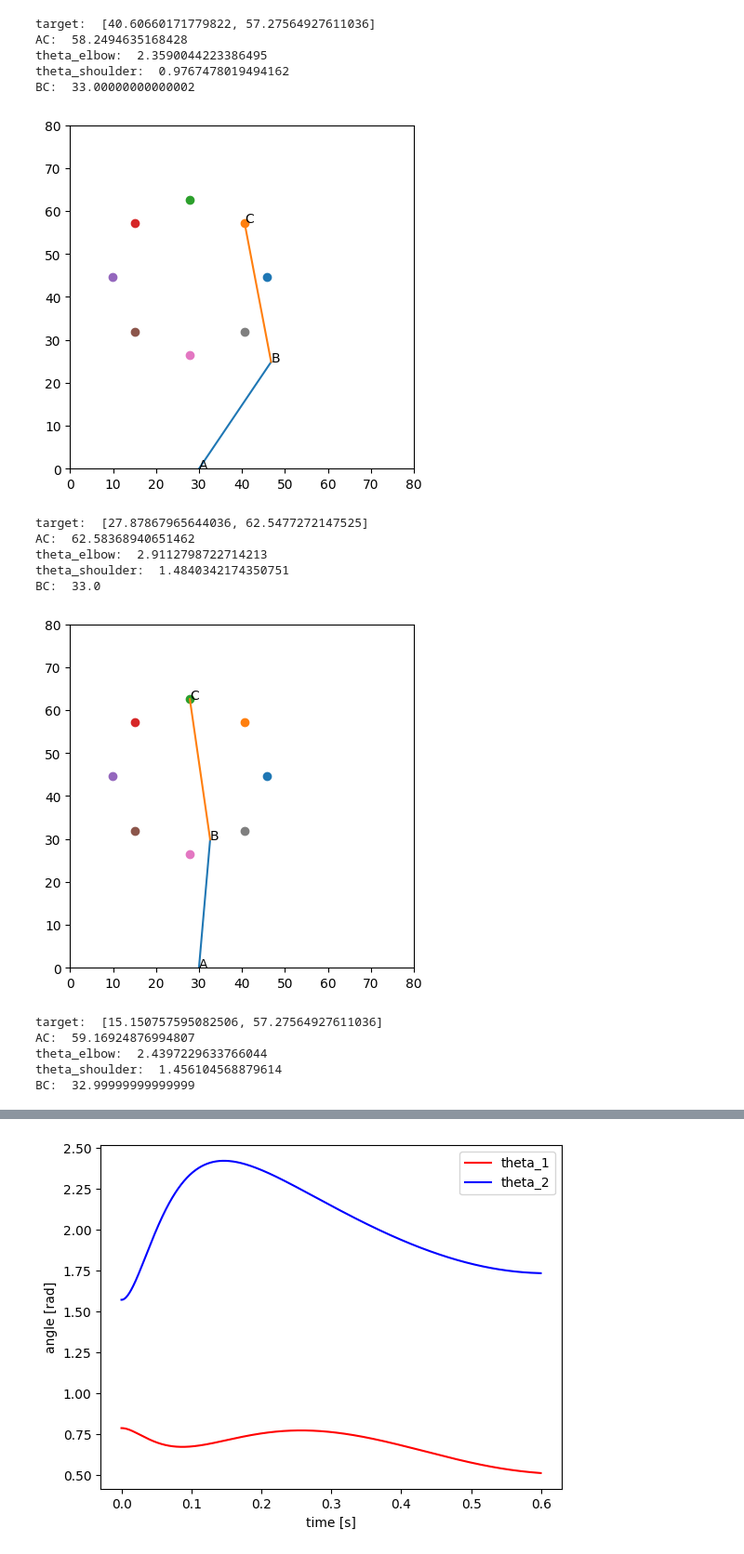
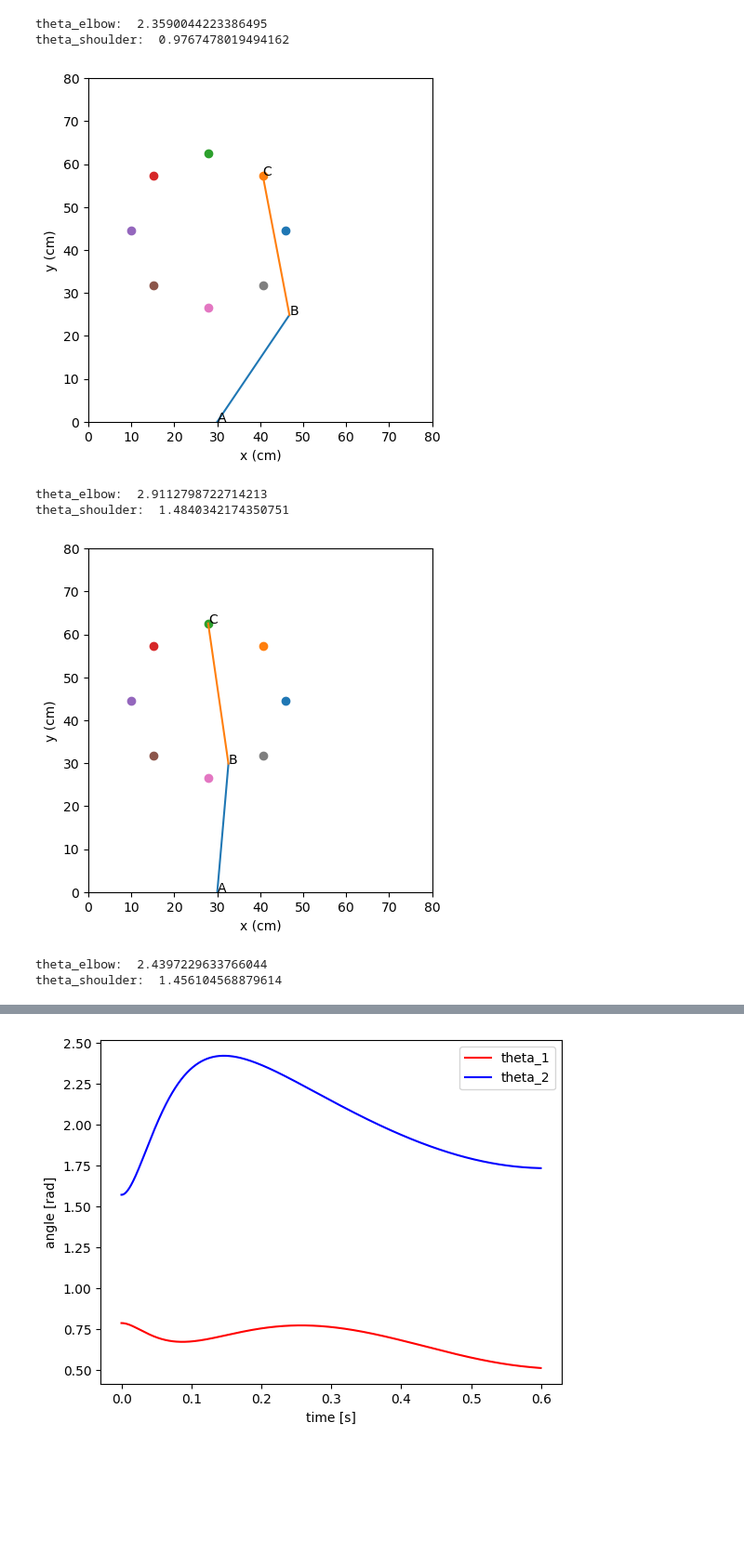
Before and after one commit to AcaAac/Neuroscience-EPL, a Jupyter notebook: P1_V8.ipynb, the cells around one changed output, grey strips where cells are left out. Shown at 93% size. Saved outputs shown, nothing was run; the diff lists cells and outputs as text; code cells hidden in the pictures; blank space fills up the shorter version.

```diff
--- a/P1_V8.ipynb
+++ b/P1_V8.ipynb
@@ -105,7 +107,7 @@ print('C: ', C)
 #print('theta_shoulder (deg) ', np.rad2deg(theta_shoulder))
 
 # targets
-points = [(np.cos(2*np.pi/8*x)*18,np.sin(2*np.pi/8*x)*18) for x in range(0,8+1)]
+points = [(np.cos(2*np.pi/8*x)*18,np.sin(2*np.pi/8*x)*18) for x in range(0,8)]
 print('targets ', points)
 
 # figure
@@ -113,10 +115,16 @@ fig, ax = plt.subplots()
 plt.gca().set_aspect('equal', adjustable='box')
 centre = (C[0],C[1])
 #ax.add_patch(Circle(centre,18,fill=False))
+labels = ['1','2','3','4','5','6','7','8']
+trans_offset = mtransforms.offset_copy(ax.transData, fig=fig,
+                                       x=-0.05, y=0.05, units='inches')
 for i in range(0,8):
     plt.scatter(C[0]+points[i][0],C[1]+points[i][1])
+    plt.text(C[0]+points[i][0],C[1]+points[i][1],labels[i],transform=trans_offset,ha='right',va='bottom')
 plt.xlim(0,80)
 plt.ylim(0,80)
+plt.xlabel("x (cm)")
+plt.ylabel("y (cm)")
 plt.plot([A[0],B[0]],[A[1],B[1]])
 plt.plot([B[0],C[0]],[B[1],C[1]])
 labels = ['A','B','C']
@@ -142,7 +150,7 @@ theta_elbow_0 = np.pi/2 # 90 deg
 fig, ax = plt.subplots()
 plt.gca().set_aspect('equal', adjustable='box')
 
-angles = np.zeros((2,10))
+angles = np.zeros((2,9))
 # save initial position
 angles[0,0] = theta_shoulder_0
 angles[1,0] = theta_elbow_0
@@ -150,10 +158,10 @@ angles[1,0] = theta_elbow_0
 count_targets_reached = 0
 for point in points :
     target = [C[0]+point[0], C[1]+point[1]]
-    print('target: ',target)
+    #print('target: ',target)
     # distance A-target
     A_target = np.sqrt((target[0]-A[0])**2+(target[1]-A[1])**2)
-    print('AC: ',A_target)
+    #print('AC: ',A_target)
 
     # angle between AC and x-axis
     beta = np.arccos((A[0]-target[0])/A_target)
@@ -177,7 +185,7 @@ for point in points :
     B[0] = A[0] + np.cos(theta_shoulder)*l_arm
     B[1] = A[1] + np.sin(theta_shoulder)*l_arm
     BC = np.sqrt((target[0]-B[0])**2+(target[1]-B[1])**2)
-    print('BC: ',BC)
+    #print('BC: ',BC)
 
     # figure
     plt.cla()
@@ -188,6 +196,8 @@ for point in points :
         plt.scatter(C[0]+points[i][0],C[1]+points[i][1])
     plt.xlim(0,80)
     plt.ylim(0,80)
+    plt.xlabel("x (cm)")
+    plt.ylabel("y (cm)")
     plt.plot([A[0],B[0]],[A[1],B[1]])
     plt.plot([B[0],target[0]],[B[1],target[1]])
     labels = ['A','B','C']
@@ -209,17 +216,8 @@ BC:  33.0
-target:  [40.60660171779822, 57.27564927611036]
-AC:  58.2494635168428
 theta_elbow:  2.3590044223386495
 theta_shoulder:  0.9767478019494162
-BC:  33.00000000000002
-[figure, old version]
+[figure, new version]
-target:  [27.87867965644036, 62.5477272147525]
-AC:  62.58368940651462
 theta_elbow:  2.9112798722714213
 theta_shoulder:  1.4840342174350751
-BC:  33.0
-[figure, old version]
+[figure, new version]
-target:  [15.150757595082506, 57.27564927611036]
-AC:  59.16924876994807
 theta_elbow:  2.4397229633766044
 theta_shoulder:  1.456104568879614
-BC:  32.99999999999999
```
Also changed, not shown: parts of 7 cells of this notebook, 11 other files.
